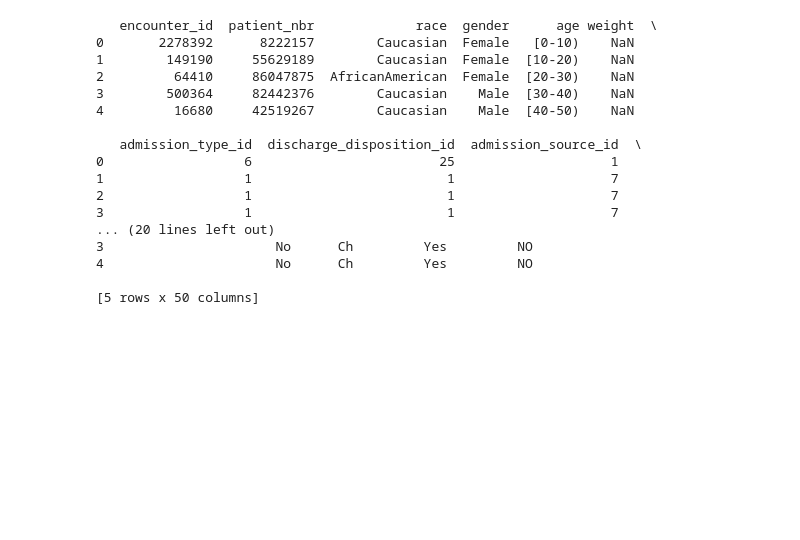
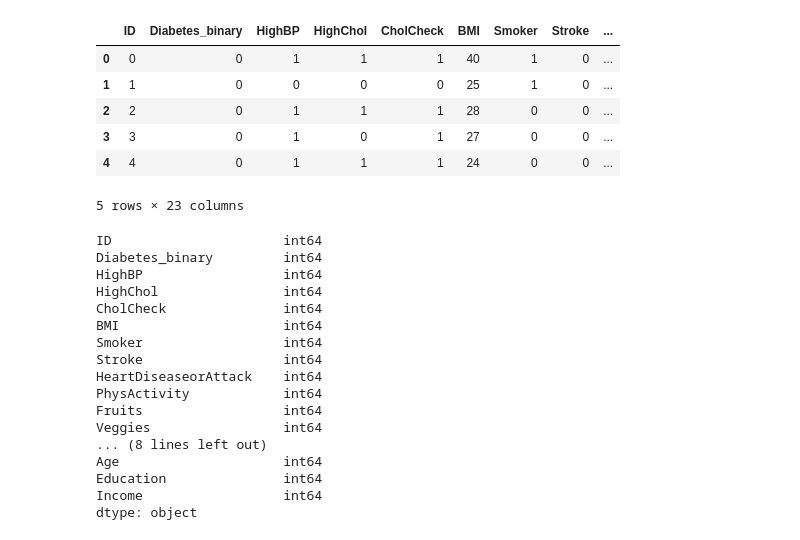
Before and after one commit to mbroglio/ML_25_26, a Jupyter notebook: ML_Project.ipynb, the cells around one changed output. Cells and saved outputs as stored; diff of their text form; code cells hidden in the pictures; blank space fills up the shorter version.

```diff
--- a/ML_Project.ipynb
+++ b/ML_Project.ipynb
@@ -13,27 +13,7 @@ Note: you may need to restart the kernel to use updated packages.
 # %%
 from ucimlrepo import fetch_ucirepo
 
-dataset = fetch_ucirepo(id=296)
+dataset = fetch_ucirepo(id=891)
 
 # Create pandas DataFrame
 df = dataset.data.original
-
-print(df.head())
-# %% [output]
-   encounter_id  patient_nbr             race  gender      age weight  \
-0       2278392      8222157        Caucasian  Female   [0-10)    NaN
-1        149190     55629189        Caucasian  Female  [10-20)    NaN
-2         64410     86047875  AfricanAmerican  Female  [20-30)    NaN
-3        500364     82442376        Caucasian    Male  [30-40)    NaN
-4         16680     42519267        Caucasian    Male  [40-50)    NaN
-
-   admission_type_id  discharge_disposition_id  admission_source_id  \
-0                  6                        25                    1
-1                  1                         1                    7
-2                  1                         1                    7
-3                  1                         1                    7
-... (20 lines left out)
-3                      No      Ch         Yes         NO
-4                      No      Ch         Yes         NO
-
-[5 rows x 50 columns]
@@ -43,0 +20,30 @@ print(dataset.data)
+# %%
+df.head()
+# %% [output]
+|  | ID | Diabetes_binary | HighBP | HighChol | CholCheck | BMI | Smoker | Stroke | ... |
+| 0 | 0 | 0 | 1 | 1 | 1 | 40 | 1 | 0 | ... |
+| 1 | 1 | 0 | 0 | 0 | 0 | 25 | 1 | 0 | ... |
+| 2 | 2 | 0 | 1 | 1 | 1 | 28 | 0 | 0 | ... |
+| 3 | 3 | 0 | 1 | 0 | 1 | 27 | 0 | 0 | ... |
+| 4 | 4 | 0 | 1 | 1 | 1 | 24 | 0 | 0 | ... |
+5 rows × 23 columns
+# %%
+df.dtypes
+# %% [output]
+ID                      int64
+Diabetes_binary         int64
+HighBP                  int64
+HighChol                int64
+CholCheck               int64
+BMI                     int64
+Smoker                  int64
+Stroke                  int64
+HeartDiseaseorAttack    int64
+PhysActivity            int64
+Fruits                  int64
+Veggies                 int64
+... (8 lines left out)
+Age                     int64
+Education               int64
+Income                  int64
+dtype: object
```
Also changed, not shown: parts of 14 cells of this notebook.
